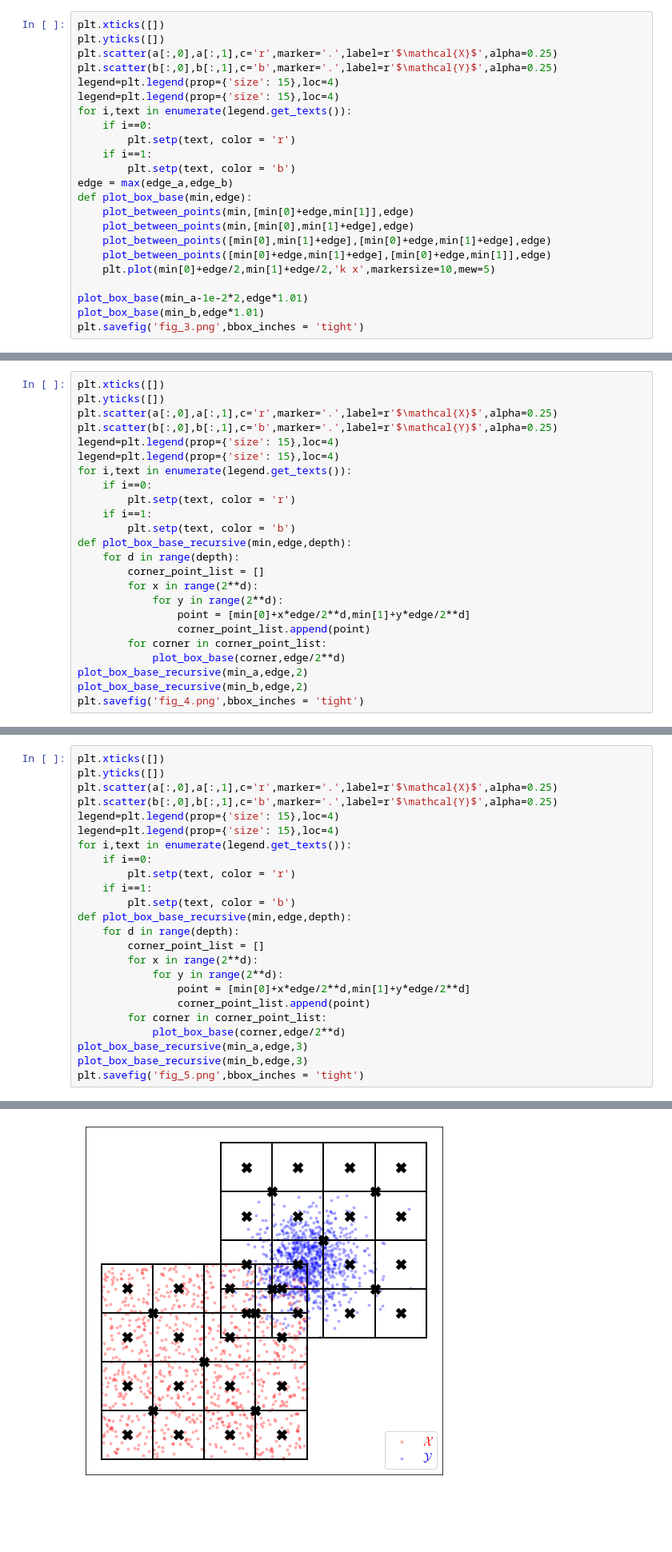
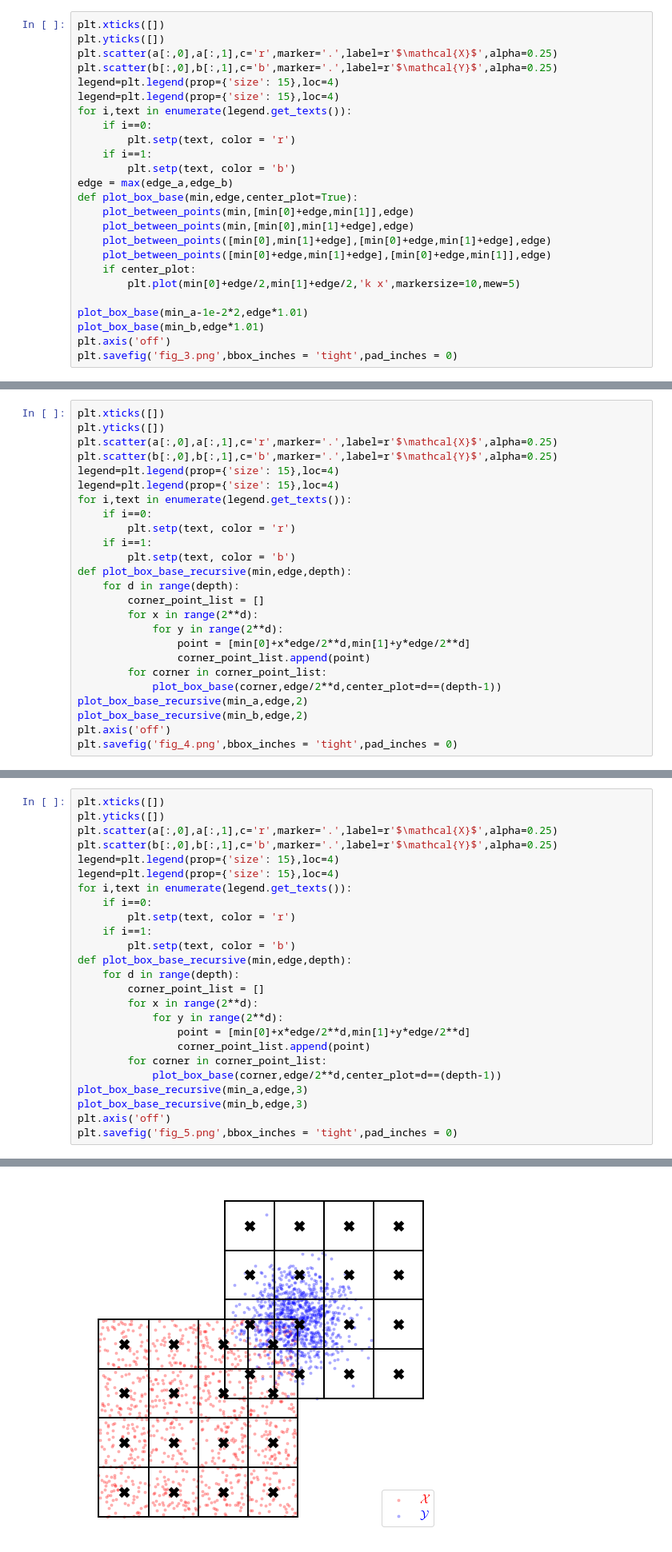
Before and after one commit to MrHuff/F3M, a Jupyter notebook: create_FFM_plots.ipynb, the cells around one changed output, grey strips where cells are left out. Shown: that part at 80% size. Drawn from its saved outputs; the diff is of its cells as text; blank space fills up the shorter version.

Commit message:
did the plots finally

```diff
--- a/create_FFM_plots.ipynb
+++ b/create_FFM_plots.ipynb
@@ -76,14 +563,16 @@ for i,text in enumerate(legend.get_texts()):
     if i==1:
         plt.setp(text, color = 'b')
 edge = max(edge_a,edge_b)
-def plot_box_base(min,edge):
+def plot_box_base(min,edge,center_plot=True):
     plot_between_points(min,[min[0]+edge,min[1]],edge)
     plot_between_points(min,[min[0],min[1]+edge],edge)
     plot_between_points([min[0],min[1]+edge],[min[0]+edge,min[1]+edge],edge)
     plot_between_points([min[0]+edge,min[1]+edge],[min[0]+edge,min[1]],edge)
-    plt.plot(min[0]+edge/2,min[1]+edge/2,'k x',markersize=10,mew=5)
+    if center_plot:
+        plt.plot(min[0]+edge/2,min[1]+edge/2,'k x',markersize=10,mew=5)
 
 plot_box_base(min_a-1e-2*2,edge*1.01)
 plot_box_base(min_b,edge*1.01)
-plt.savefig('fig_3.png',bbox_inches = 'tight')
+plt.axis('off')
+plt.savefig('fig_3.png',bbox_inches = 'tight',pad_inches = 0)
 # %% [output]
@@ -116,8 +605,9 @@ def plot_box_base_recursive(min,edge,depth):
                 point = [min[0]+x*edge/2**d,min[1]+y*edge/2**d]
                 corner_point_list.append(point)
         for corner in corner_point_list:
-            plot_box_base(corner,edge/2**d)
+            plot_box_base(corner,edge/2**d,center_plot=d==(depth-1))
 plot_box_base_recursive(min_a,edge,2)
 plot_box_base_recursive(min_b,edge,2)
-plt.savefig('fig_4.png',bbox_inches = 'tight')
+plt.axis('off')
+plt.savefig('fig_4.png',bbox_inches = 'tight',pad_inches = 0)
 # %% [output]
@@ -159,8 +649,9 @@ def plot_box_base_recursive(min,edge,depth):
                 point = [min[0]+x*edge/2**d,min[1]+y*edge/2**d]
                 corner_point_list.append(point)
         for corner in corner_point_list:
-            plot_box_base(corner,edge/2**d)
+            plot_box_base(corner,edge/2**d,center_plot=d==(depth-1))
 plot_box_base_recursive(min_a,edge,3)
 plot_box_base_recursive(min_b,edge,3)
-plt.savefig('fig_5.png',bbox_inches = 'tight')
+plt.axis('off')
+plt.savefig('fig_5.png',bbox_inches = 'tight',pad_inches = 0)
 # %% [output]
@@ -184 +675 @@ plt.savefig('fig_5.png',bbox_inches = 'tight')
-[figure, old version]
+[figure, new version]
```
Also changed, not shown: parts of 8 cells of this notebook, 10 other files.
